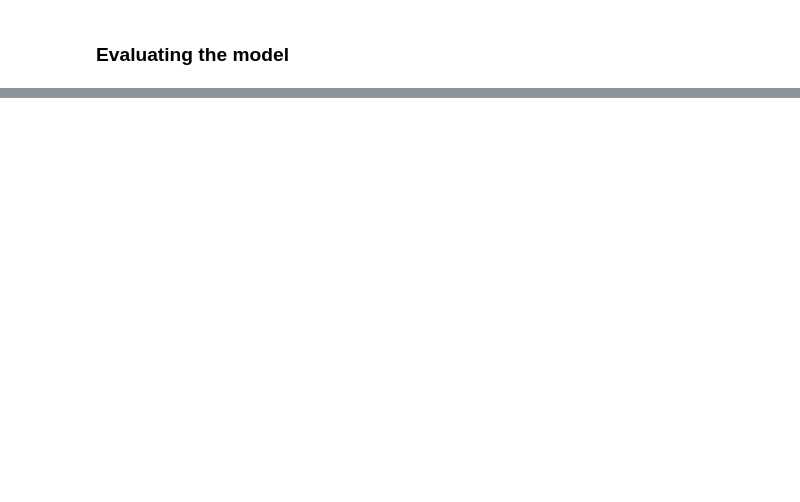
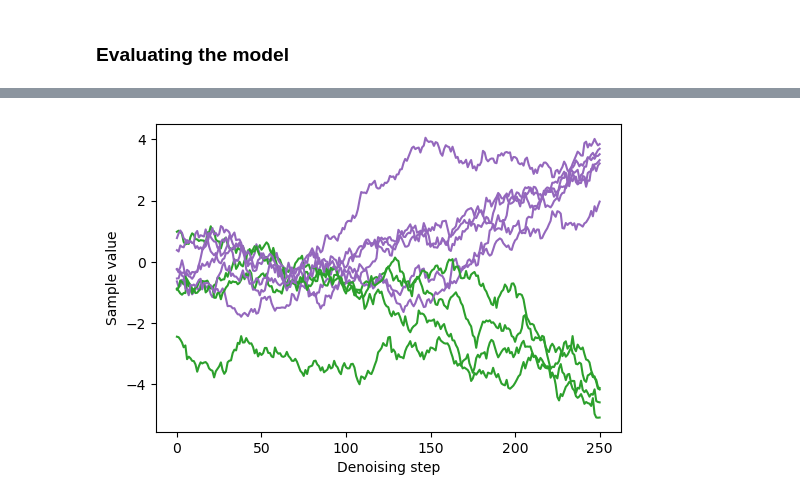
Before and after one commit to juan-prado-7/imapp-deep-learning, a Jupyter notebook: advanced-deep-learning/ex6-simple-diffusion.ipynb, the cells around one changed output, grey strips where cells are left out. Cells and saved outputs as stored; diff of their text form; code cells hidden in the pictures; blank space fills up the shorter version.

```diff
--- a/advanced-deep-learning/ex6-simple-diffusion.ipynb
+++ b/advanced-deep-learning/ex6-simple-diffusion.ipynb
@@ -183,0 +192,12 @@ plt.show()
+# %%
+plt.figure(figsize=(6, 4))
+for i in range(denoising_trajectory.shape[0]):
+    plt.plot(denoising_trajectory[i], color='tab:green' if denoising_trajectory[i][-1]<0 else 'tab:purple')
+plt.xlabel('Denoising step')
+plt.ylabel('Sample value')
+
+plt.savefig(f"{PLOT_PATH}/denoising-trajectory.png", dpi=300)
+
+plt.show()
+# %% [output]
+[figure, added]
```
Also changed, not shown: parts of 11 cells of this notebook, 2 other files.
